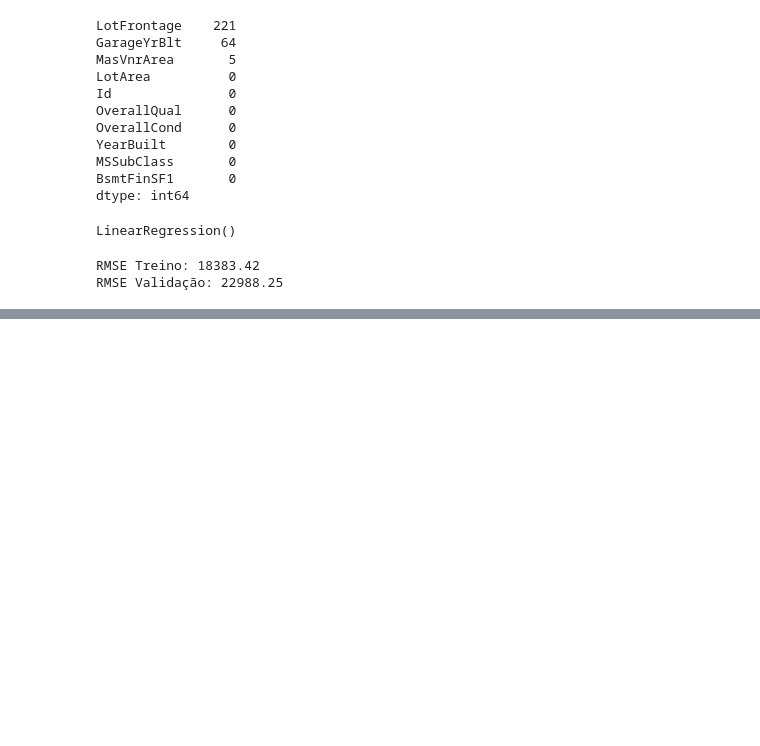
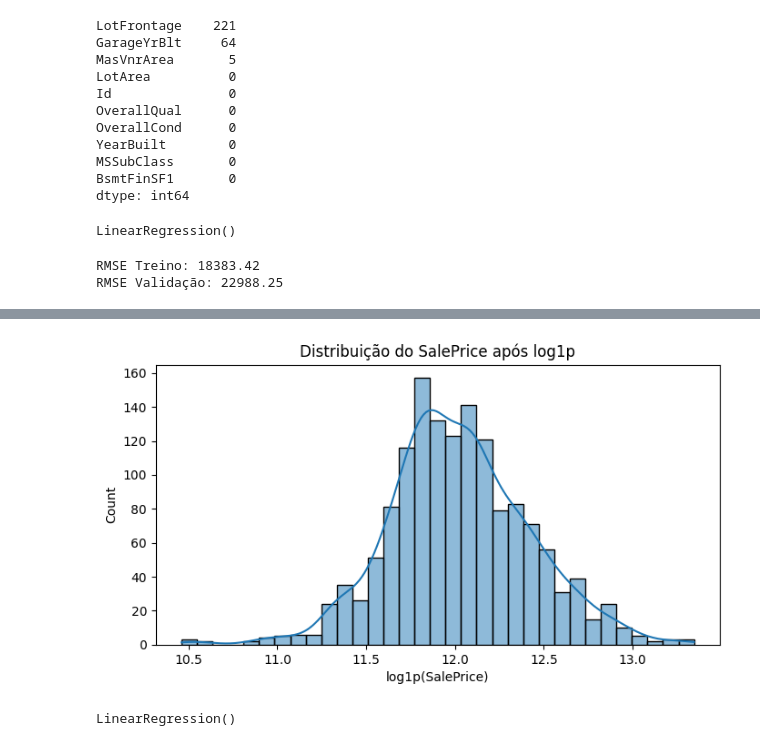
Before and after one commit to cesar-seixas/house-prices-kaggle, a Jupyter notebook: notebooks/02_eda_aprofundada.ipynb, the cells around one changed output, grey strips where cells are left out. Drawn from its saved outputs; the diff is of its cells as text; code cells hidden in the pictures; blank space fills up the shorter version.

Commit message:
Baseline model with log-transformed target and proper evaluation

```diff
--- a/notebooks/02_eda_aprofundada.ipynb
+++ b/notebooks/02_eda_aprofundada.ipynb
@@ -541,0 +553,12 @@ RMSE Validação: 22988.25
+# %%
+import numpy as np
+
+y_log = np.log1p(y)
+# %%
+plt.figure(figsize=(8, 4))
+sns.histplot(y_log, kde=True)
+plt.title("Distribuição do SalePrice após log1p")
+plt.xlabel("log1p(SalePrice)")
+plt.show()
+# %% [output]
+[figure, added]
@@ -541,0 +583,6 @@ RMSE Validação: 22988.25
+# %%
+baseline_model_log = LinearRegression()
+
+baseline_model_log.fit(X_train_imputed, y_train_log)
+# %% [output]
+LinearRegression()
```
Also changed, not shown: parts of 7 cells of this notebook.
